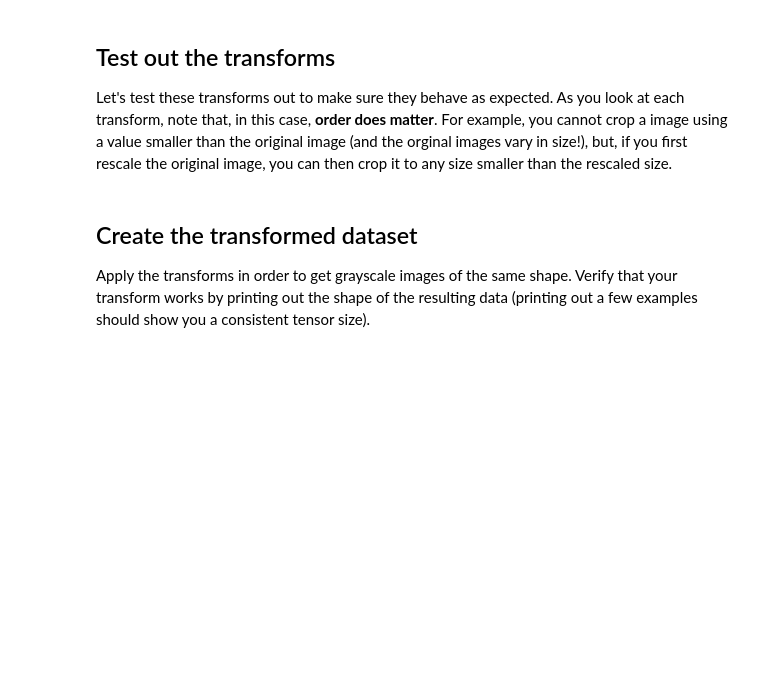
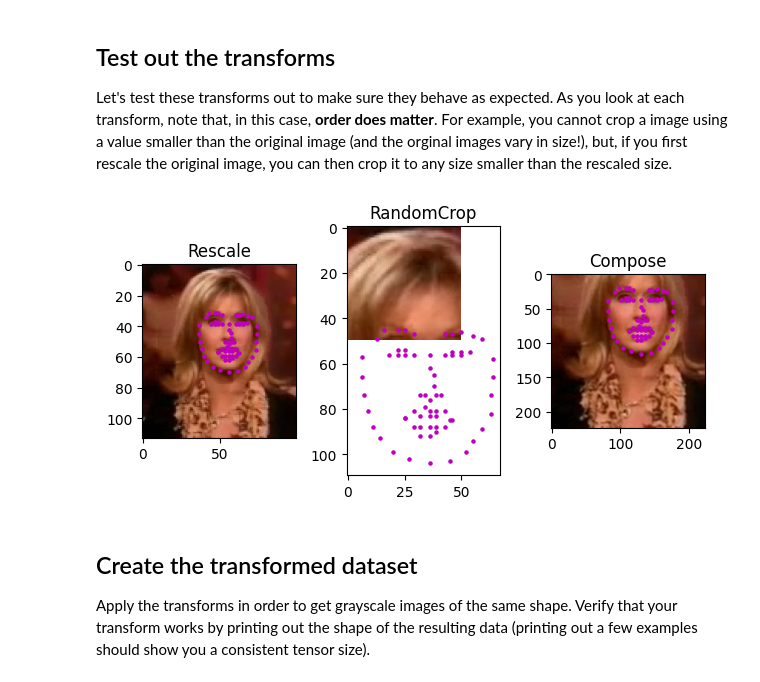
Before and after one commit to damiansp/cpu_vis, a Jupyter notebook: udacity/computer_vis_nano/computer_vision/project/1_load_and_visualize_data.ipynb, the cells around one changed output. Cells and saved outputs as stored; diff of their text form; code cells hidden in the pictures; blank space fills up the shorter version.

```diff
--- a/udacity/computer_vis_nano/computer_vision/project/1_load_and_visualize_data.ipynb
+++ b/udacity/computer_vis_nano/computer_vision/project/1_load_and_visualize_data.ipynb
@@ -326,0 +268,26 @@ class ToTensor(object):
+# %%
+class RandomCrop(object):
+    'Randomly crop the image in a sample.'
+
+    def __init__(self, output_size):
+        '''
+        Parameters:
+        - output_size (tuple or int): Desired output size. If int, square crop
+          is made.
+        '''
+        assert isinstance(output_size, (int, tuple))
+        if isinstance(output_size, int):
+            self.output_size = (output_size, output_size)
+        else:
+            assert len(output_size) == 2
+            self.output_size = output_size
+
+    def __call__(self, sample):
+        image, key_pts = sample['image'], sample['keypoints']
+        h, w = image.shape[:2]
+        new_h, new_w = self.output_size
+        top = np.random.randint(0, h - new_h)
+        left = np.random.randint(0, w - new_w)
+        image = image[top:top + new_h, left:left + new_w]
+        key_pts = key_pts - [left, top]
+        return {'image': image, 'keypoints': key_pts}
@@ -331,24 +315,22 @@ Let's test these transforms out to make sure they behave as expected. As you loo
 # %%
 # test out some of these transforms
 rescale = Rescale(100)
 crop = RandomCrop(50)
-composed = transforms.Compose([Rescale(250),
-                               RandomCrop(224)])
-
+composed = transforms.Compose([Rescale(250), RandomCrop(224)])
 # apply the transforms to a sample image
-test_num = 500
-sample = face_dataset[test_num]
+test_n = 500
+sample = face_dataset[test_n]
 
 fig = plt.figure()
 for i, tx in enumerate([rescale, crop, composed]):
     transformed_sample = tx(sample)
-
     ax = plt.subplot(1, 3, i + 1)
     plt.tight_layout()
     ax.set_title(type(tx).__name__)
     show_keypoints(transformed_sample['image'], transformed_sample['keypoints'])
-
-plt.show()
+plt.show();
+# %% [output]
+[figure, added]
 # %% [markdown]
 ## Create the transformed dataset
 
```
Also changed, not shown: parts of 19 cells of this notebook, 1 other file.
